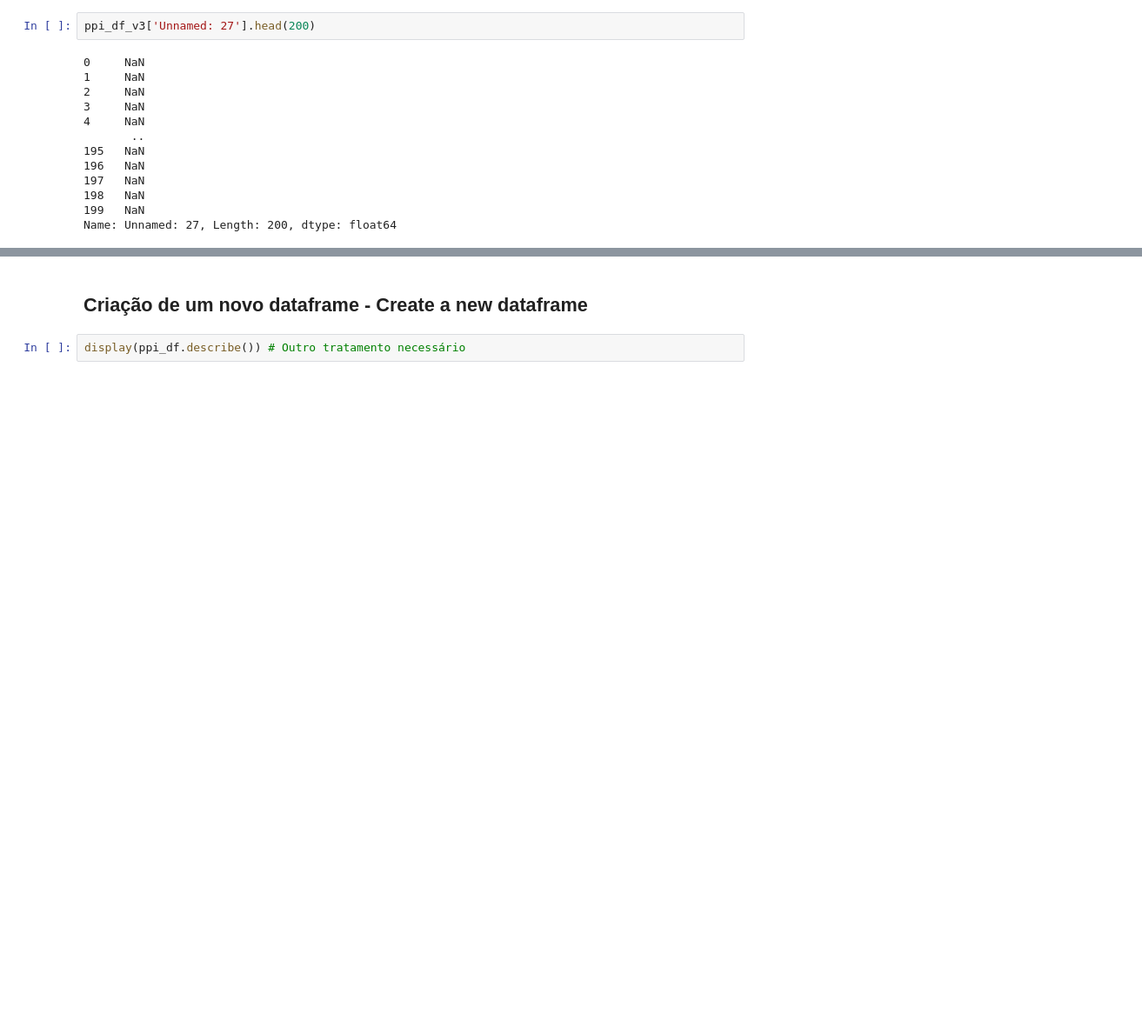
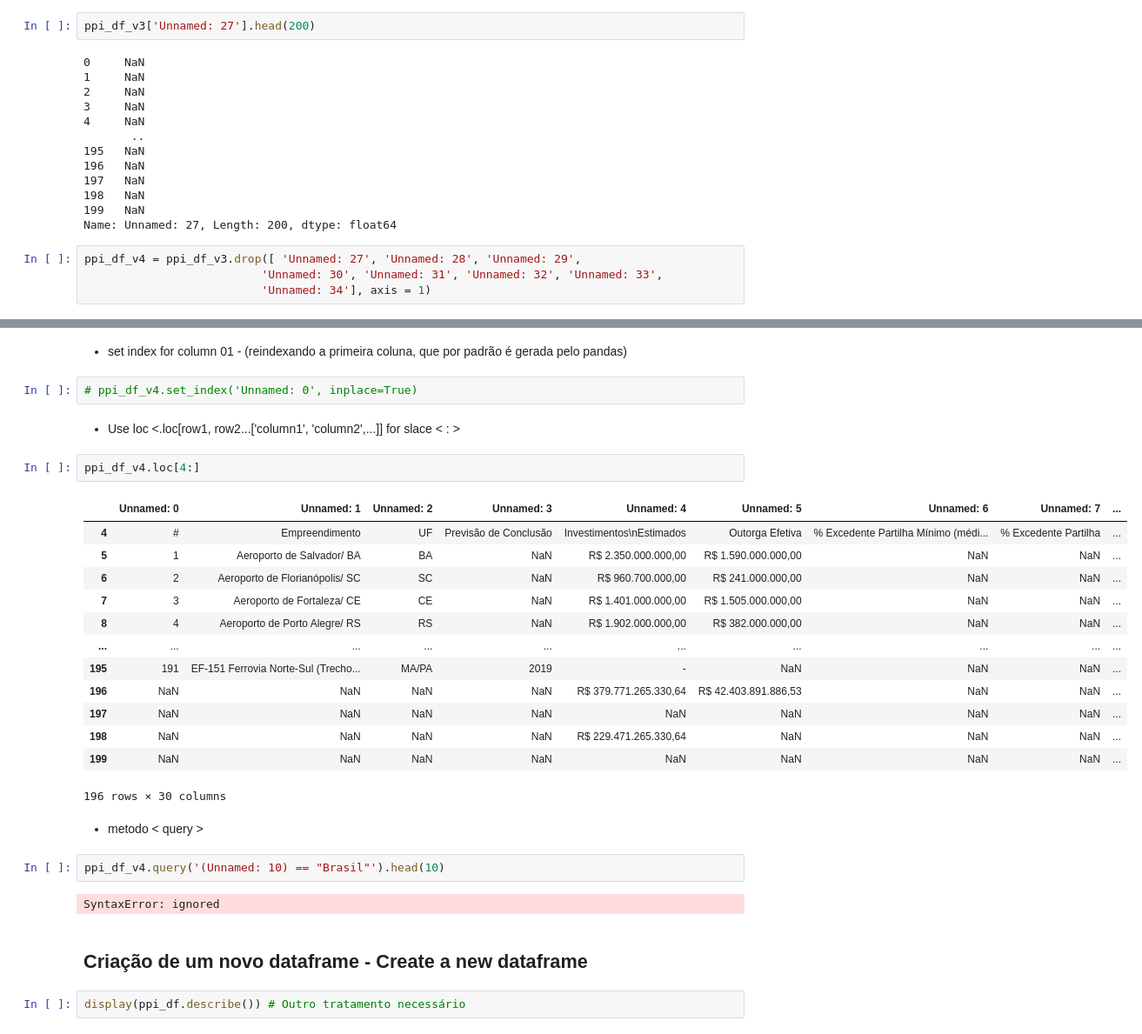
Before and after one commit to Caviuna/InfraBuilding, a Jupyter notebook: building.ipynb, the cells around one changed output, grey strips where cells are left out. Shown at 87% size. Drawn from its saved outputs; the diff is of its cells as text; blank space fills up the shorter version.

```diff
--- a/building.ipynb
+++ b/building.ipynb
@@ -261,3 +260,7 @@ ppi_df_v3['Unnamed: 27'].head(200)
 198   NaN
 199   NaN
 Name: Unnamed: 27, Length: 200, dtype: float64
+# %%
+ppi_df_v4 = ppi_df_v3.drop([ 'Unnamed: 27', 'Unnamed: 28', 'Unnamed: 29',
+                          'Unnamed: 30', 'Unnamed: 31', 'Unnamed: 32', 'Unnamed: 33',
+                          'Unnamed: 34'], axis = 1)
@@ -264,3 +322,31 @@ Name: Unnamed: 27, Length: 200, dtype: float64
+# %% [markdown]
+- set index for column 01 - (reindexando a primeira coluna, que por padrão é gerada pelo pandas)
+# %%
+# ppi_df_v4.set_index('Unnamed: 0', inplace=True)
+# %% [markdown]
+- Use loc <.loc[row1, row2...['column1', 'column2',...]] for slace < : >
+# %%
+ppi_df_v4.loc[4:]
+# %% [output]
+|  | Unnamed: 0 | Unnamed: 1 | Unnamed: 2 | Unnamed: 3 | Unnamed: 4 | Unnamed: 5 | Unnamed: 6 | Unnamed: 7 | ... |
+| 4 | # | Empreendimento | UF | Previsão de Conclusão | Investimentos\nEstimados | Outorga Efetiva | % Excedente Partilha Mínimo (médi... | % Excedente Partilha | ... |
+| 5 | 1 | Aeroporto de Salvador/ BA | BA | NaN | R$ 2.350.000.000,00 | R$ 1.590.000.000,00 | NaN | NaN | ... |
+| 6 | 2 | Aeroporto de Florianópolis/ SC | SC | NaN | R$ 960.700.000,00 | R$ 241.000.000,00 | NaN | NaN | ... |
+| 7 | 3 | Aeroporto de Fortaleza/ CE | CE | NaN | R$ 1.401.000.000,00 | R$ 1.505.000.000,00 | NaN | NaN | ... |
+| 8 | 4 | Aeroporto de Porto Alegre/ RS | RS | NaN | R$ 1.902.000.000,00 | R$ 382.000.000,00 | NaN | NaN | ... |
+| ... | ... | ... | ... | ... | ... | ... | ... | ... | ... |
+| 195 | 191 | EF-151 Ferrovia Norte-Sul (Trecho... | MA/PA | 2019 | - | NaN | NaN | NaN | ... |
+| 196 | NaN | NaN | NaN | NaN | R$ 379.771.265.330,64 | R$ 42.403.891.886,53 | NaN | NaN | ... |
+| 197 | NaN | NaN | NaN | NaN | NaN | NaN | NaN | NaN | ... |
+| 198 | NaN | NaN | NaN | NaN | R$ 229.471.265.330,64 | NaN | NaN | NaN | ... |
+| 199 | NaN | NaN | NaN | NaN | NaN | NaN | NaN | NaN | ... |
+196 rows × 30 columns
+# %% [markdown]
+- metodo < query >
+# %%
+ppi_df_v4.query('(Unnamed: 10) == "Brasil"').head(10)
+# %% [output]
+SyntaxError: ignored
 # %% [markdown]
 ## Criação de um novo dataframe - Create a new dataframe
 # %%
```
Also changed, not shown: parts of 5 cells of this notebook.
